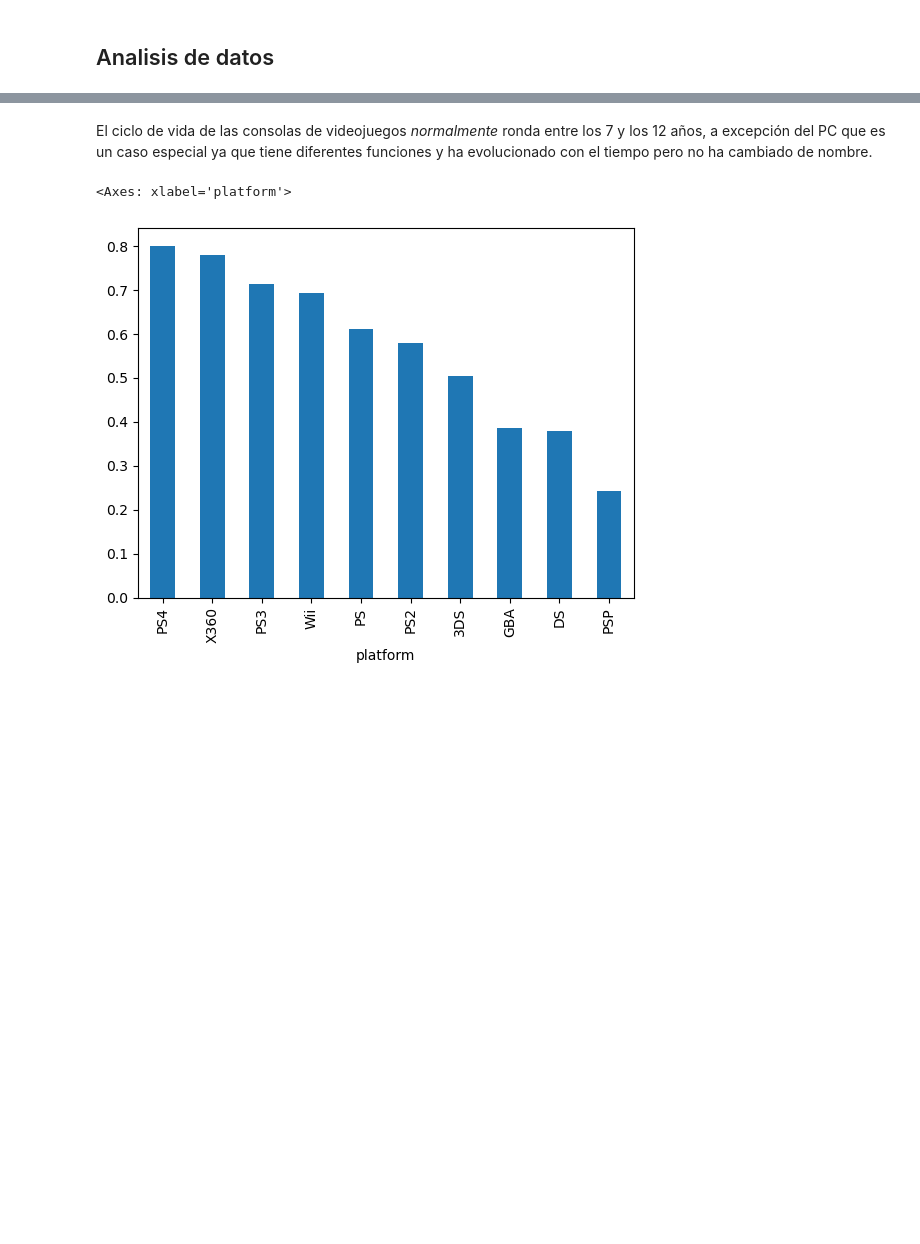
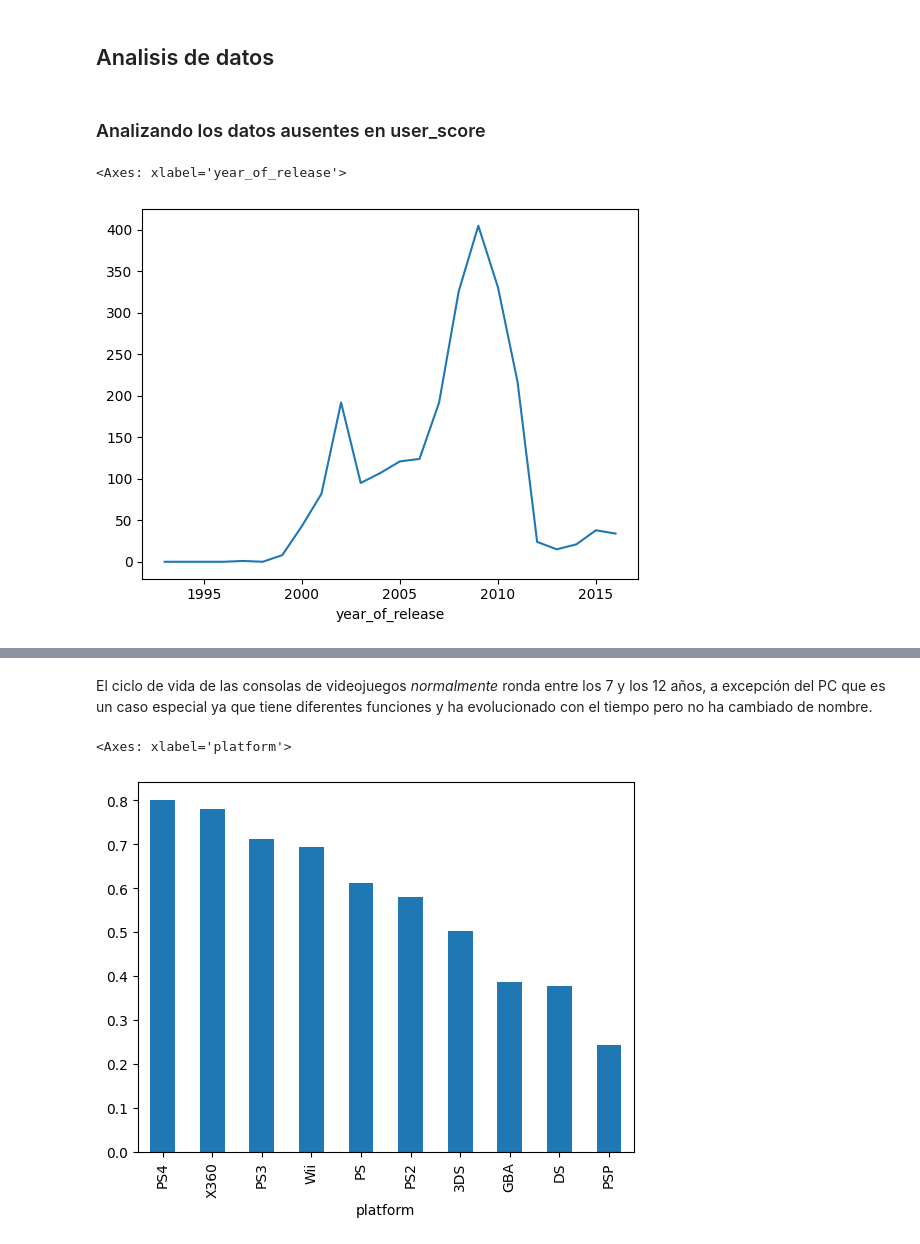
Before and after one commit to enzolozag/videogames_ttp, a Jupyter notebook: notebooks/videogames.ipynb, the cells around one changed output, grey strips where cells are left out. Saved outputs shown, nothing was run; the diff lists cells and outputs as text; code cells hidden in the pictures; blank space fills up the shorter version.

```diff
--- a/notebooks/videogames.ipynb
+++ b/notebooks/videogames.ipynb
@@ -427,3 +471,11 @@ Para evitar errores con el tipo de datos con las columnas `user_score` y `critic
 * Se agregaron listas que contienen los tipos de consolas.
 # %% [markdown]
 ## Analisis de datos
+# %% [markdown]
+### Analizando los datos ausentes en user_score
+# %%
+# Comprobando si los 'tbd' son calificaciones recientes
+(games['user_score'] == 'tbd').groupby(games['year_of_release']).sum().plot(kind= 'line')
+# %% [output]
+<Axes: xlabel='year_of_release'>
+[figure, added]
```
Also changed, not shown: parts of 52 cells of this notebook.
